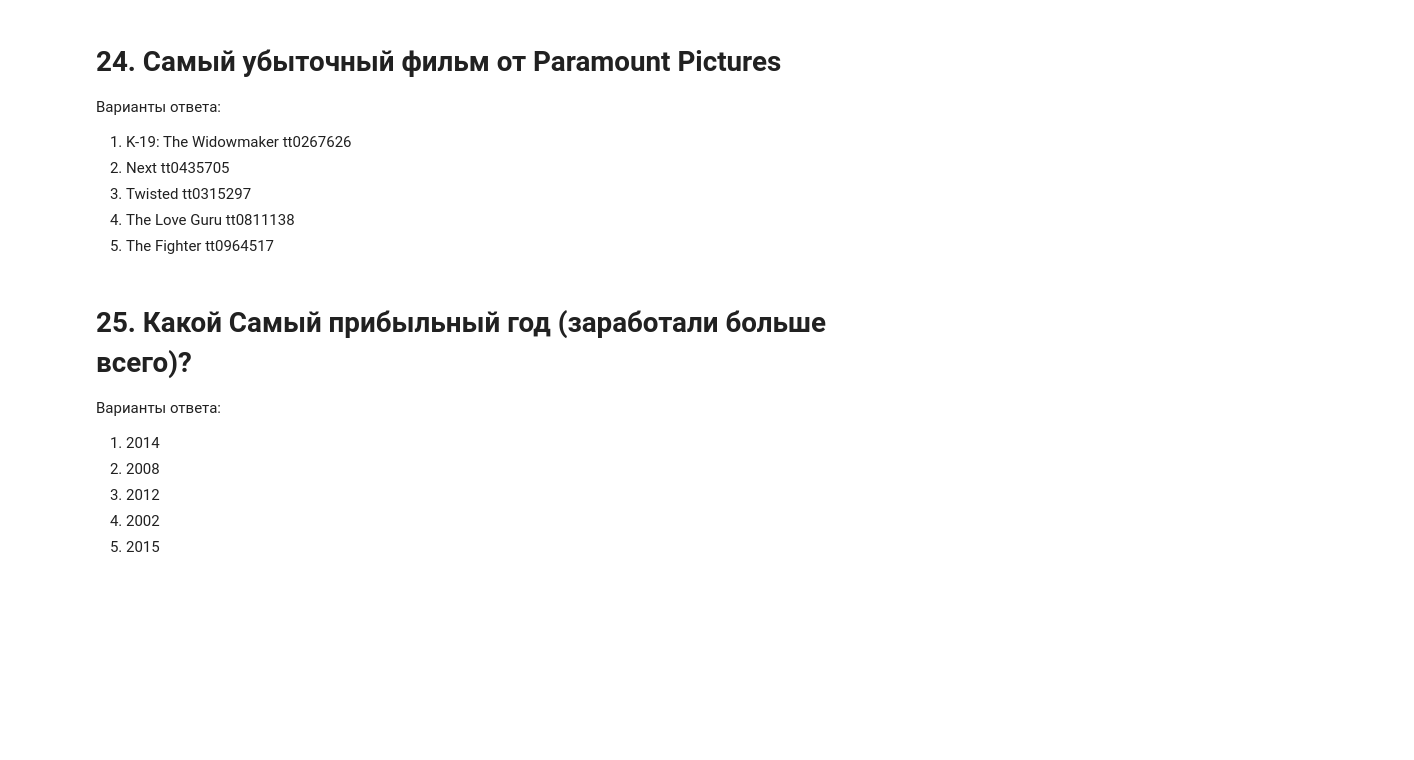
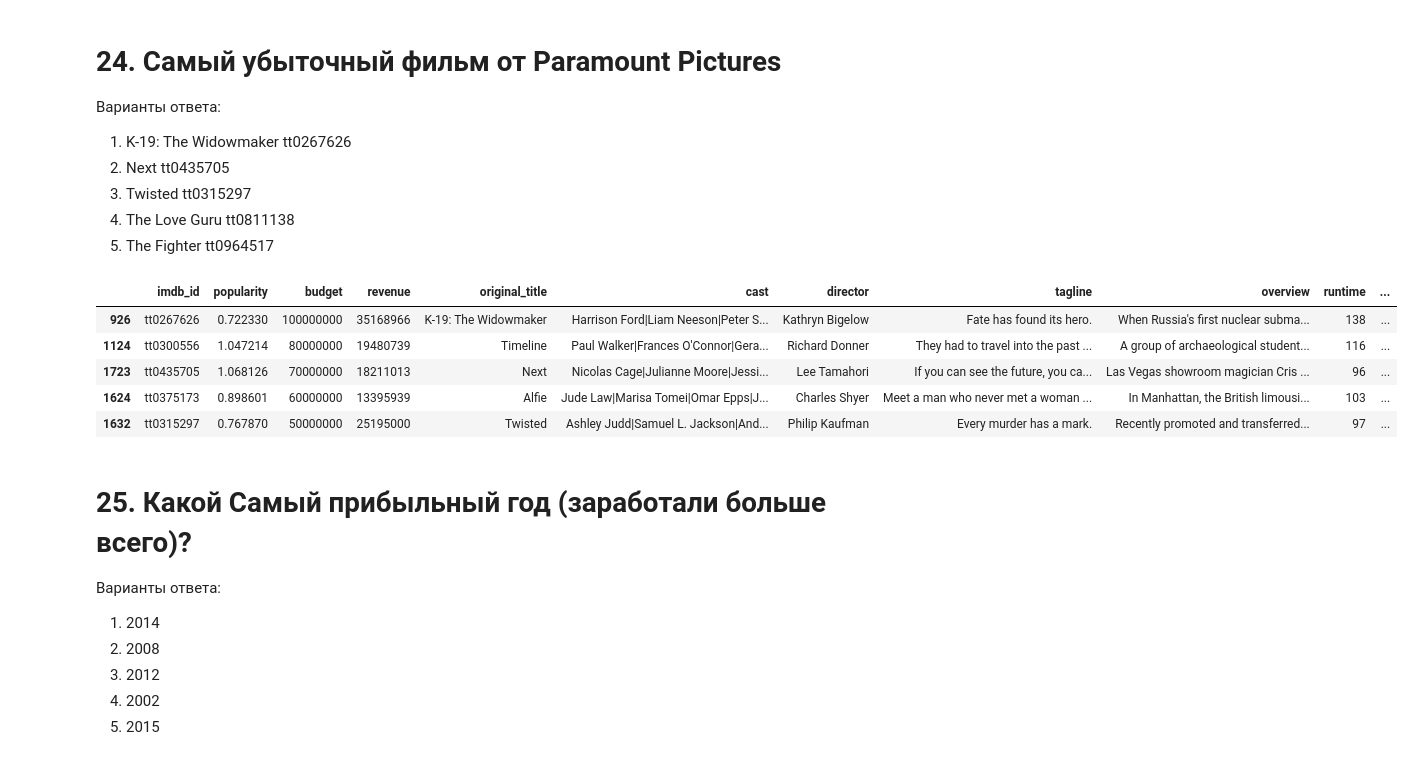
Before and after one commit to VoliaK/skillfactory_rds, a Jupyter notebook: module_1/Movies_IMBD.ipynb, the cells around one changed output. Cells and saved outputs as stored; diff of their text form; code cells hidden in the pictures; blank space fills up the shorter version.

```diff
--- a/module_1/Movies_IMBD.ipynb
+++ b/module_1/Movies_IMBD.ipynb
@@ -87,3 +122,6 @@ answer_ls.append(1)
 3. Star Wars: The Force Awakens	tt2488496
 4. Furious 7	tt2820852
 5. Avatar	tt0499549
+# %%
+data['profit']=data['revenue']-data['budget']
+data.sort_values(by='profit',ascending=False).head(1)
@@ -269,6 +479,15 @@ answer_ls.append(1)
 3. Twisted tt0315297
 4. The Love Guru tt0811138
 5. The Fighter tt0964517
+# %%
+data[data.production_companies.str.contains('Paramount Pictures')].sort_values(by='profit').head(5)
+# %% [output]
+|  | imdb_id | popularity | budget | revenue | original_title | cast | director | tagline | overview | runtime | ... |
+| 926 | tt0267626 | 0.722330 | 100000000 | 35168966 | K-19: The Widowmaker | Harrison Ford|Liam Neeson|Peter S... | Kathryn Bigelow | Fate has found its hero. | When Russia's first nuclear subma... | 138 | ... |
+| 1124 | tt0300556 | 1.047214 | 80000000 | 19480739 | Timeline | Paul Walker|Frances O'Connor|Gera... | Richard Donner | They had to travel into the past ... | A group of archaeological student... | 116 | ... |
+| 1723 | tt0435705 | 1.068126 | 70000000 | 18211013 | Next | Nicolas Cage|Julianne Moore|Jessi... | Lee Tamahori | If you can see the future, you ca... | Las Vegas showroom magician Cris ... | 96 | ... |
+| 1624 | tt0375173 | 0.898601 | 60000000 | 13395939 | Alfie | Jude Law|Marisa Tomei|Omar Epps|J... | Charles Shyer | Meet a man who never met a woman ... | In Manhattan, the British limousi... | 103 | ... |
+| 1632 | tt0315297 | 0.767870 | 50000000 | 25195000 | Twisted | Ashley Judd|Samuel L. Jackson|And... | Philip Kaufman | Every murder has a mark. | Recently promoted and transferred... | 97 | ... |
 # %%
 answer_ls.append(1)
 # %% [markdown]
```
Also changed, not shown: parts of 72 cells of this notebook.
